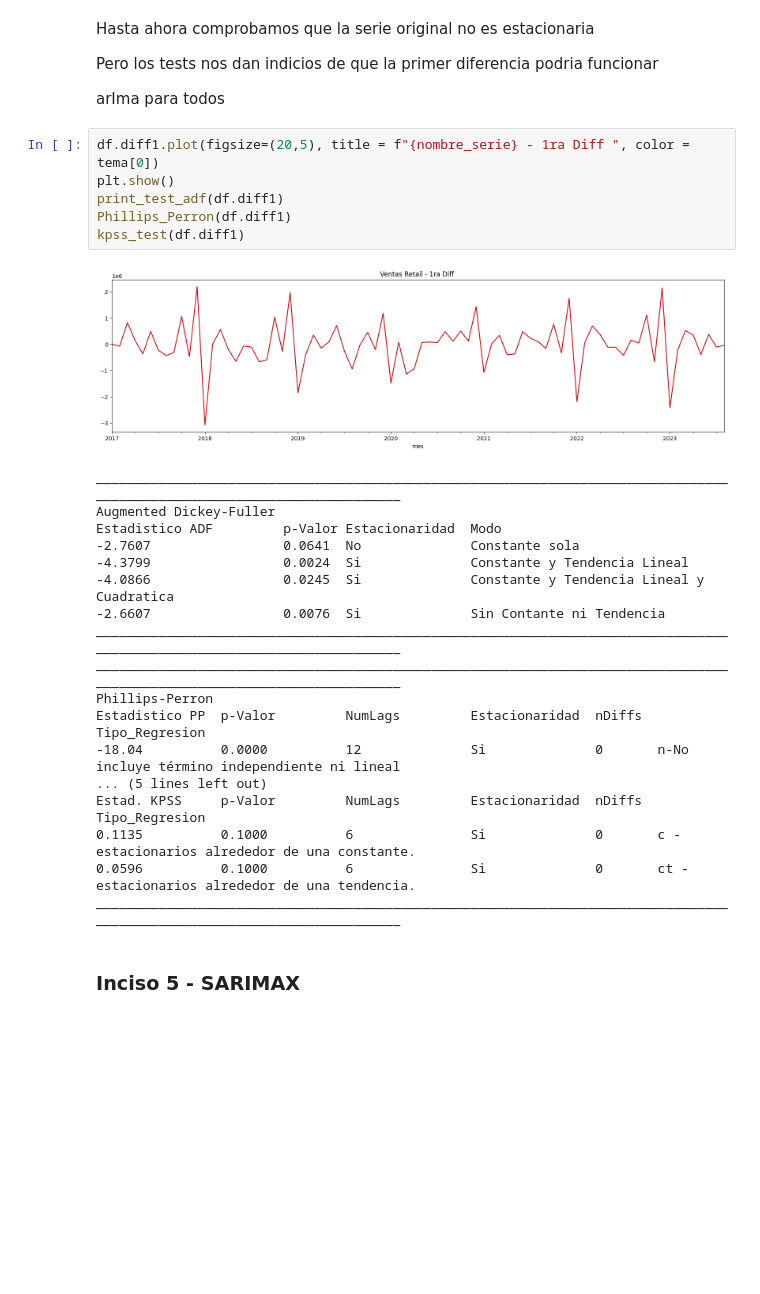
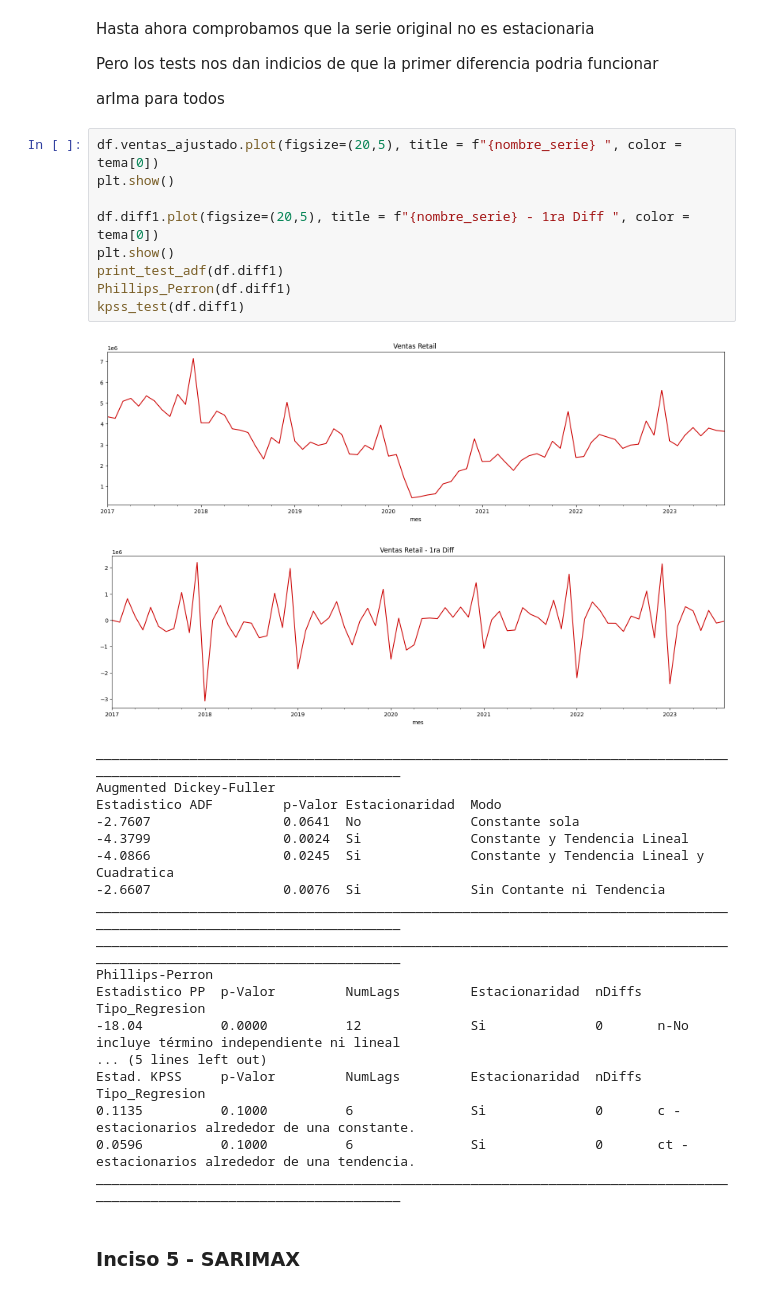
Before and after one commit to waldof86/AST, a Jupyter notebook: TP1/TP1 v4.ipynb, the cells around one changed output. Drawn from its saved outputs; the diff is of its cells as text; blank space fills up the shorter version.

```diff
--- a/TP1/TP1 v4.ipynb
+++ b/TP1/TP1 v4.ipynb
@@ -444,13 +483,17 @@ Pero los tests nos dan indicios de que la primer diferencia podria funcionar
 
 arIma para todos
 # %%
+df.ventas_ajustado.plot(figsize=(20,5), title = f"{nombre_serie} ", color = tema[0])
+plt.show()
+
 df.diff1.plot(figsize=(20,5), title = f"{nombre_serie} - 1ra Diff ", color = tema[0])
 plt.show()
 print_test_adf(df.diff1)
 Phillips_Perron(df.diff1)
 kpss_test(df.diff1)
 # %% [output]
-[figure, old version]
+[figure, new version]
+[figure, added]
 ________________________________________________________________________________________________________________________
 Augmented Dickey-Fuller
 Estadistico ADF         p-Valor Estacionaridad  Modo
```
Also changed, not shown: parts of 29 cells of this notebook.
